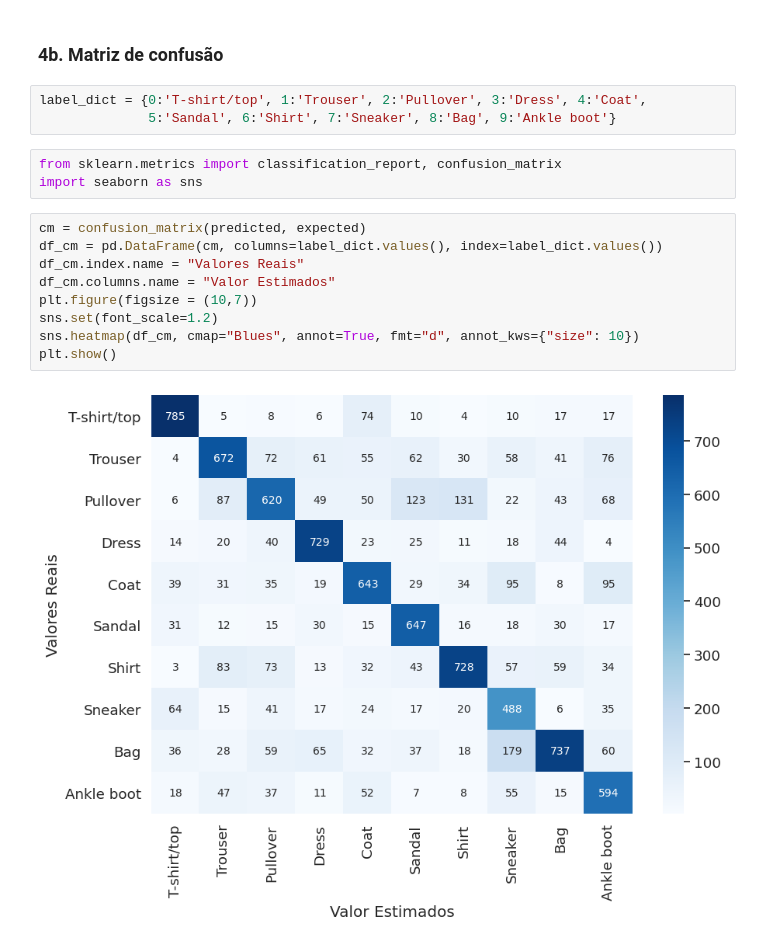
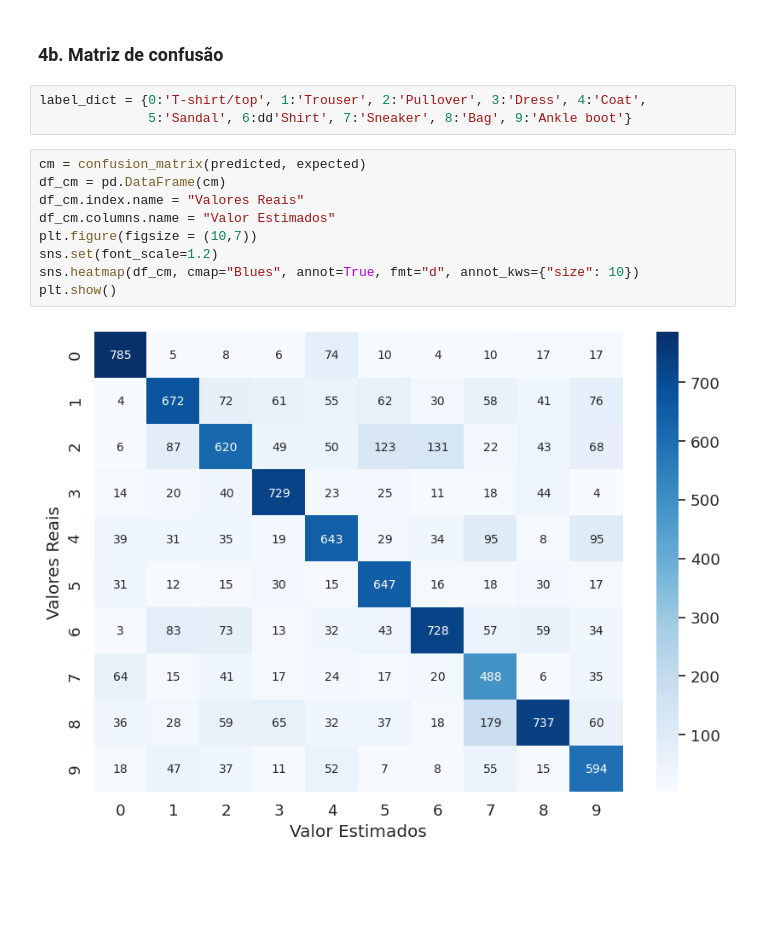
Before and after one commit to gus-phys/AI2-resources, a Jupyter notebook: 08-classificacao/aulas-praticas/aula3/pytorch/fashion-and-kuzushiji-MNIST.ipynb, the cells around one changed output. Drawn from its saved outputs; the diff is of its cells as text; blank space fills up the shorter version.

Commit message:
Update confusion matrix

```diff
--- a/08-classificacao/aulas-praticas/aula3/pytorch/fashion-and-kuzushiji-MNIST.ipynb
+++ b/08-classificacao/aulas-praticas/aula3/pytorch/fashion-and-kuzushiji-MNIST.ipynb
@@ -311,18 +311,15 @@ Acurácia do modelo: 0.6643
 ### 4b. Matriz de confusão
 # %%
 label_dict = {0:'T-shirt/top', 1:'Trouser', 2:'Pullover', 3:'Dress', 4:'Coat',
-              5:'Sandal', 6:'Shirt', 7:'Sneaker', 8:'Bag', 9:'Ankle boot'}
+              5:'Sandal', 6:dd'Shirt', 7:'Sneaker', 8:'Bag', 9:'Ankle boot'}
-# %%
-from sklearn.metrics import classification_report, confusion_matrix
-import seaborn as sns
 # %%
 cm = confusion_matrix(predicted, expected)
-df_cm = pd.DataFrame(cm, columns=label_dict.values(), index=label_dict.values())
+df_cm = pd.DataFrame(cm)
 df_cm.index.name = "Valores Reais"
 df_cm.columns.name = "Valor Estimados"
 plt.figure(figsize = (10,7))
 sns.set(font_scale=1.2)
 sns.heatmap(df_cm, cmap="Blues", annot=True, fmt="d", annot_kws={"size": 10})
 plt.show()
 # %% [output]
-[figure, old version]
+[figure, new version]
```
